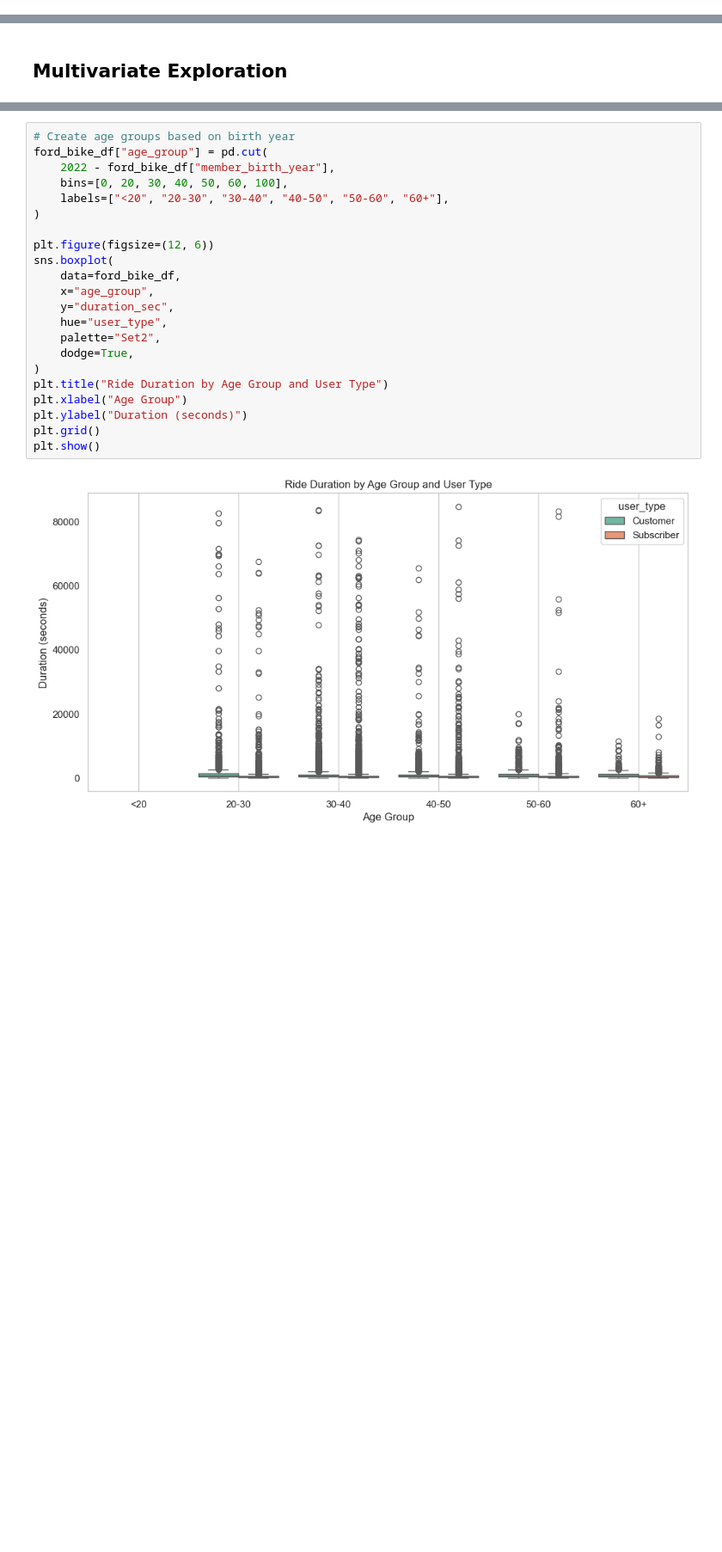
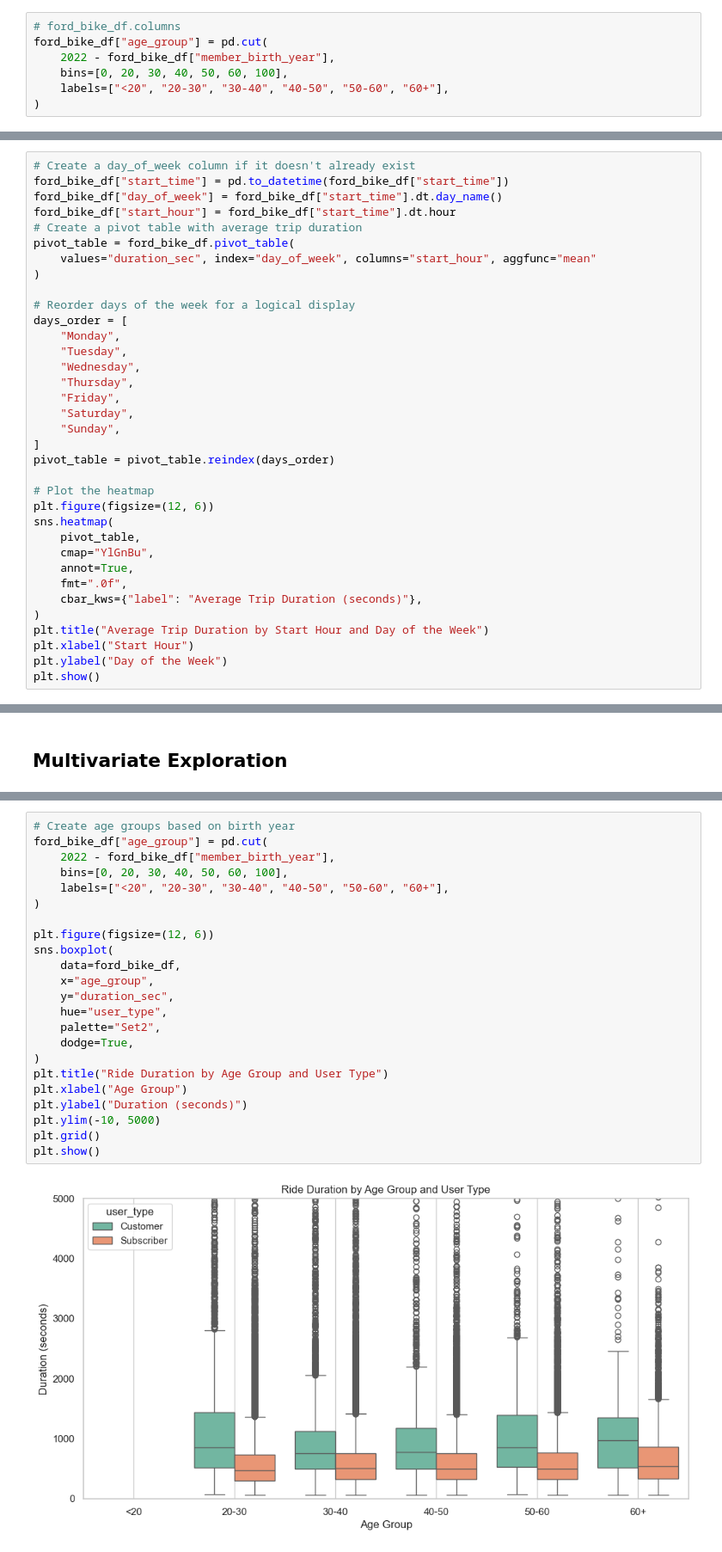
Before and after one commit to letrunglong/Ford-Go-Bike-System-Udacity, a Jupyter notebook: Part_I_exploration_template.ipynb, the cells around one changed output, grey strips where cells are left out. Shown at 86% size. Cells and saved outputs as stored; diff of their text form; blank space fills up the shorter version.

```diff
--- a/Part_I_exploration_template.ipynb
+++ b/Part_I_exploration_template.ipynb
@@ -555,0 +574,7 @@ plt.show()
+# %%
+# ford_bike_df.columns
+ford_bike_df["age_group"] = pd.cut(
+    2022 - ford_bike_df["member_birth_year"],
+    bins=[0, 20, 30, 40, 50, 60, 100],
+    labels=["<20", "20-30", "30-40", "40-50", "50-60", "60+"],
+)
@@ -555,0 +598,35 @@ plt.show()
+# %%
+# Create a day_of_week column if it doesn't already exist
+ford_bike_df["start_time"] = pd.to_datetime(ford_bike_df["start_time"])
+ford_bike_df["day_of_week"] = ford_bike_df["start_time"].dt.day_name()
+ford_bike_df["start_hour"] = ford_bike_df["start_time"].dt.hour
+# Create a pivot table with average trip duration
+pivot_table = ford_bike_df.pivot_table(
+    values="duration_sec", index="day_of_week", columns="start_hour", aggfunc="mean"
+)
+
+# Reorder days of the week for a logical display
+days_order = [
+    "Monday",
+    "Tuesday",
+    "Wednesday",
+    "Thursday",
+    "Friday",
+    "Saturday",
+    "Sunday",
+]
+pivot_table = pivot_table.reindex(days_order)
+
+# Plot the heatmap
+plt.figure(figsize=(12, 6))
+sns.heatmap(
+    pivot_table,
+    cmap="YlGnBu",
+    annot=True,
+    fmt=".0f",
+    cbar_kws={"label": "Average Trip Duration (seconds)"},
+)
+plt.title("Average Trip Duration by Start Hour and Day of the Week")
+plt.xlabel("Start Hour")
+plt.ylabel("Day of the Week")
+plt.show()
@@ -601,24 +745,25 @@ Analyzes ride duration segmented by age groups and user types.
 # %%
 # Create age groups based on birth year
 ford_bike_df["age_group"] = pd.cut(
     2022 - ford_bike_df["member_birth_year"],
     bins=[0, 20, 30, 40, 50, 60, 100],
     labels=["<20", "20-30", "30-40", "40-50", "50-60", "60+"],
 )
 
 plt.figure(figsize=(12, 6))
 sns.boxplot(
     data=ford_bike_df,
     x="age_group",
     y="duration_sec",
     hue="user_type",
     palette="Set2",
     dodge=True,
 )
 plt.title("Ride Duration by Age Group and User Type")
 plt.xlabel("Age Group")
 plt.ylabel("Duration (seconds)")
+plt.ylim(-10, 5000)
 plt.grid()
 plt.show()
 # %% [output]
-[figure, old version]
+[figure, new version]
```
Also changed, not shown: parts of 36 cells of this notebook, 4 other files.
